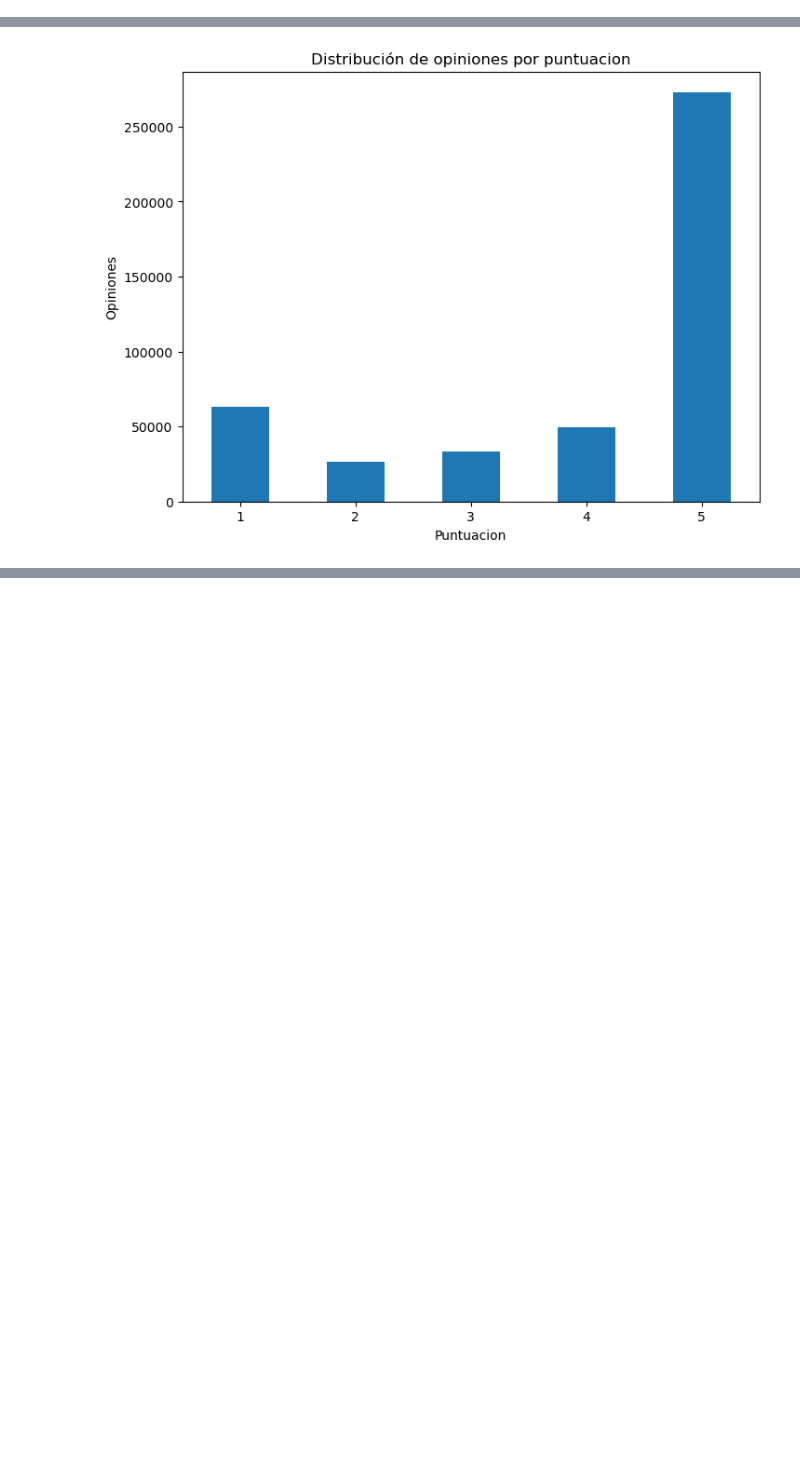
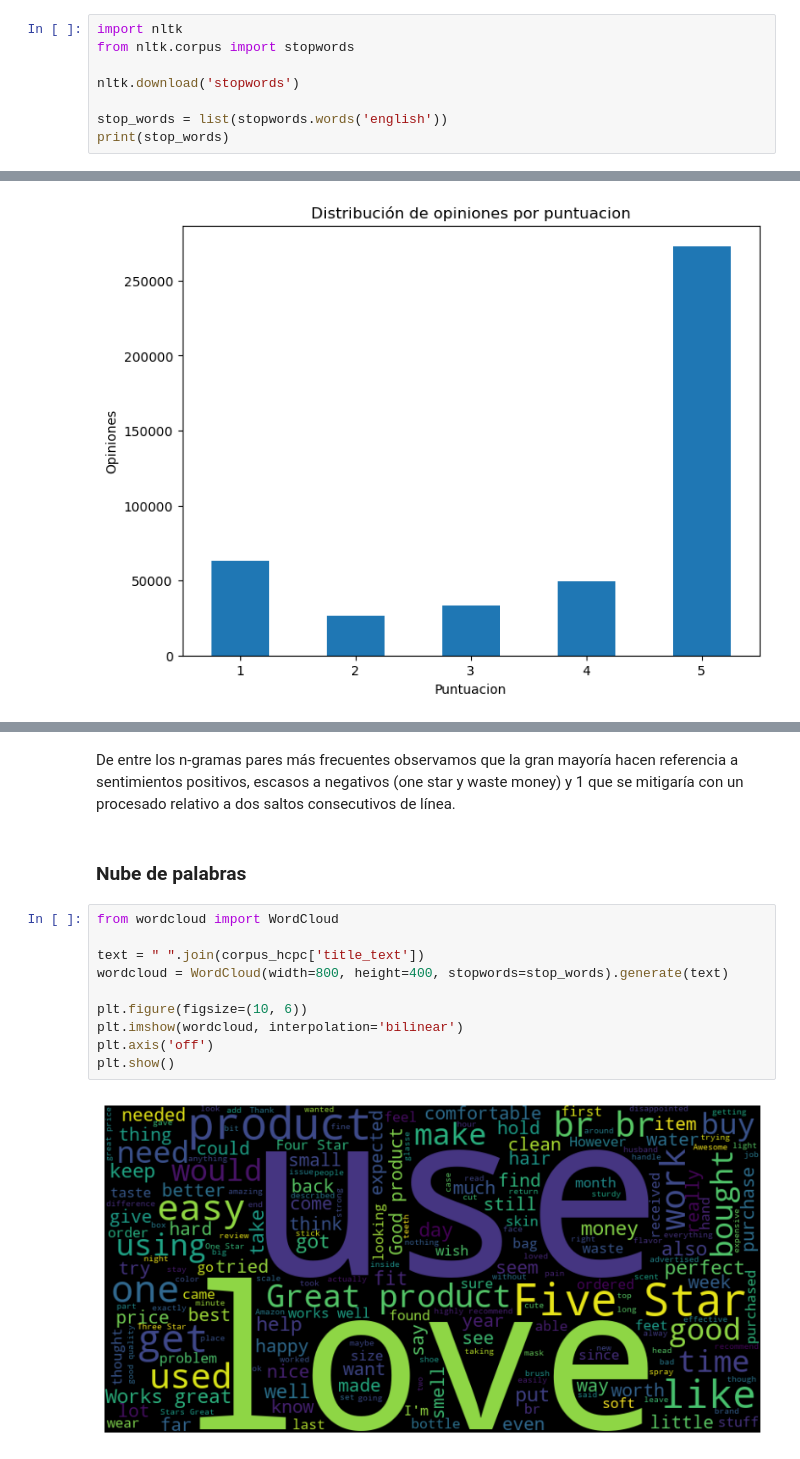
Before and after one commit to ramonlaborda/practica-nlp, a Jupyter notebook: Practica-NLP-Ramon-Laborda.ipynb, the cells around one changed output, grey strips where cells are left out. Drawn from its saved outputs; the diff is of its cells as text; blank space fills up the shorter version.

```diff
--- a/Practica-NLP-Ramon-Laborda.ipynb
+++ b/Practica-NLP-Ramon-Laborda.ipynb
@@ -95,0 +98,8 @@ Usamos la libreria sklearn, tokenizamos y observamos cuales son las palabras ún
+# %%
+import nltk
+from nltk.corpus import stopwords
+
+nltk.download('stopwords')
+
+stop_words = list(stopwords.words('english'))
+print(stop_words)
@@ -139,0 +198,16 @@ plt.show()
+# %% [markdown]
+De entre los n-gramas pares más frecuentes observamos que la gran mayoría hacen referencia a sentimientos positivos, escasos a negativos (one star y waste money) y 1 que se mitigaría con un procesado relativo a dos saltos consecutivos de línea.
+# %% [markdown]
+### Nube de palabras
+# %%
+from wordcloud import WordCloud
+
+text = " ".join(corpus_hcpc['title_text'])
+wordcloud = WordCloud(width=800, height=400, stopwords=stop_words).generate(text)
+
+plt.figure(figsize=(10, 6))
+plt.imshow(wordcloud, interpolation='bilinear')
+plt.axis('off')
+plt.show()
+# %% [output]
+[figure, added]
```
Also changed, not shown: parts of 24 cells of this notebook, 1 other file.
